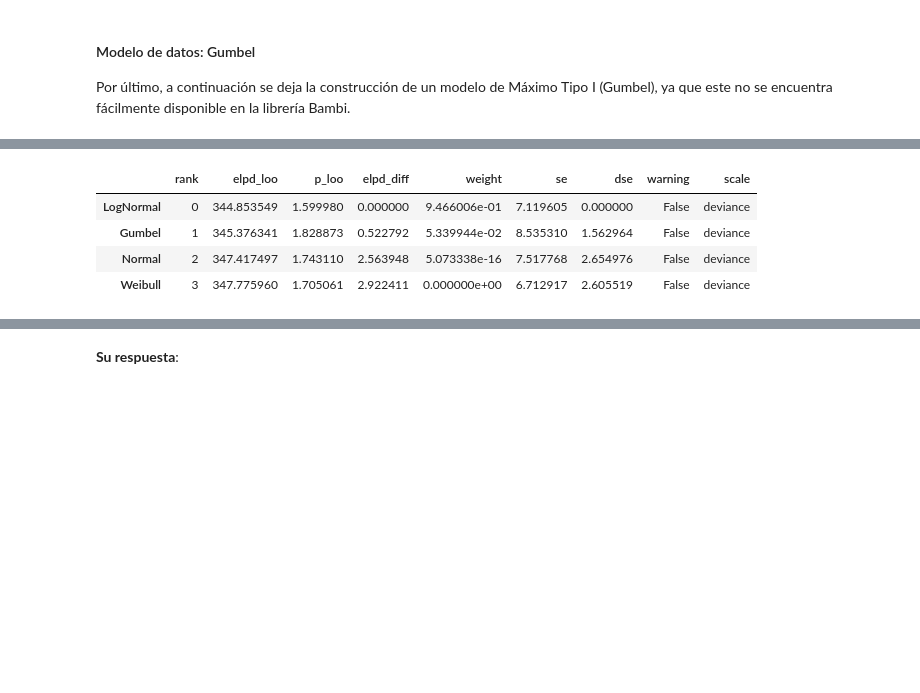
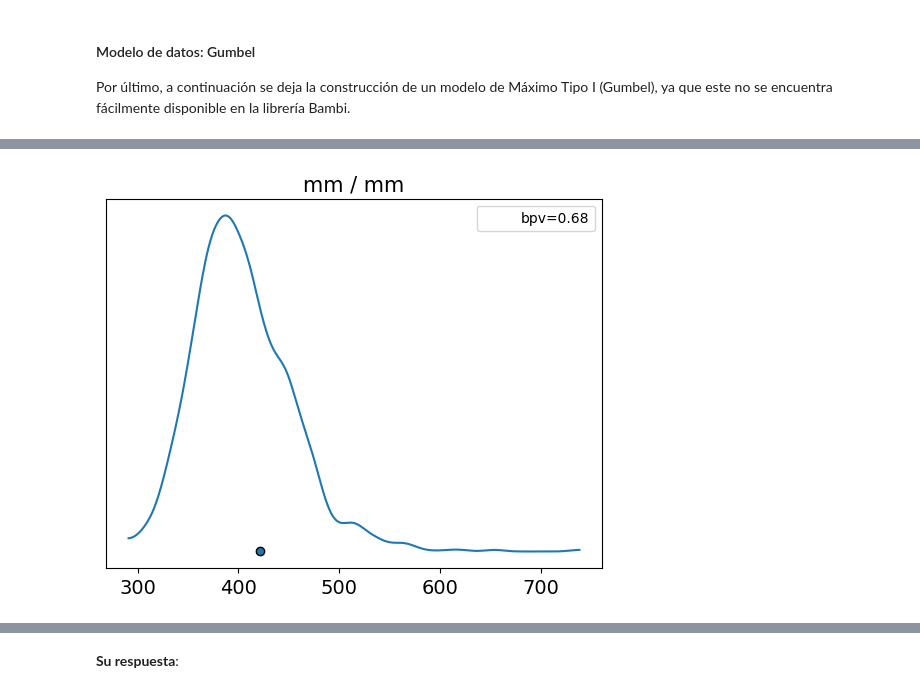
Before and after one commit to mbalbi/ciencia_de_datos, a Jupyter notebook: tps/actuales/ICDIC_TP2.ipynb, the cells around one changed output, grey strips where cells are left out. Drawn from its saved outputs; the diff is of its cells as text; code cells hidden in the pictures; blank space fills up the shorter version.

```diff
--- a/tps/actuales/ICDIC_TP2.ipynb
+++ b/tps/actuales/ICDIC_TP2.ipynb
@@ -1069,13 +1017,7 @@ NOTA: La razón por la que generamos el modelo lognormal "bis" era para que sea
 # %%
-# Comparamos los modelos polinómicos mediane PSIS-LOOCV
+# Normal
 # CODIGO DEL ALUMNO ============================================================
 
 # ==============================================================================
-
-az_comp_loo
 # %% [output]
-|  | rank | elpd_loo | p_loo | elpd_diff | weight | se | dse | warning | scale |
-| LogNormal | 0 | 344.853549 | 1.599980 | 0.000000 | 9.466006e-01 | 7.119605 | 0.000000 | False | deviance |
-| Gumbel | 1 | 345.376341 | 1.828873 | 0.522792 | 5.339944e-02 | 8.535310 | 1.562964 | False | deviance |
-| Normal | 2 | 347.417497 | 1.743110 | 2.563948 | 5.073338e-16 | 7.517768 | 2.654976 | False | deviance |
-| Weibull | 3 | 347.775960 | 1.705061 | 2.922411 | 0.000000e+00 | 6.712917 | 2.605519 | False | deviance |
+[figure, added]
```
Also changed, not shown: parts of 66 cells of this notebook.
